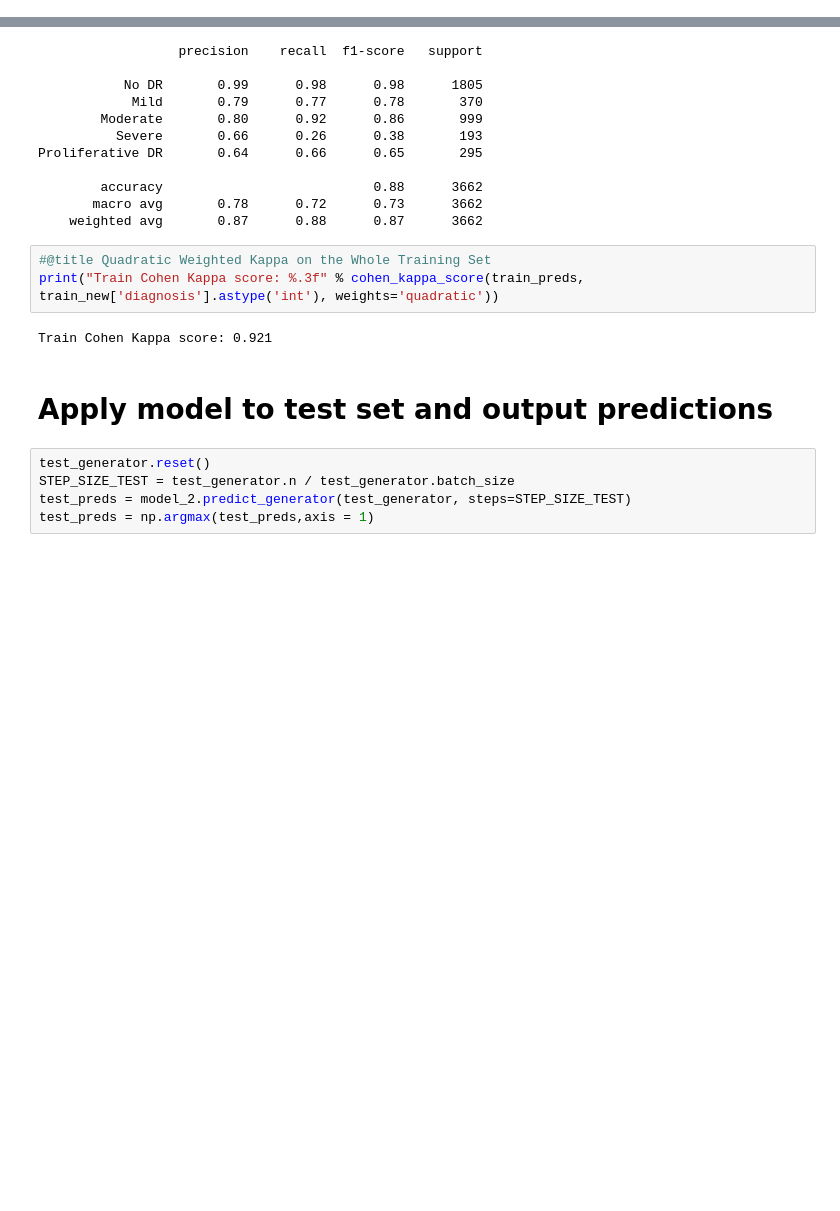
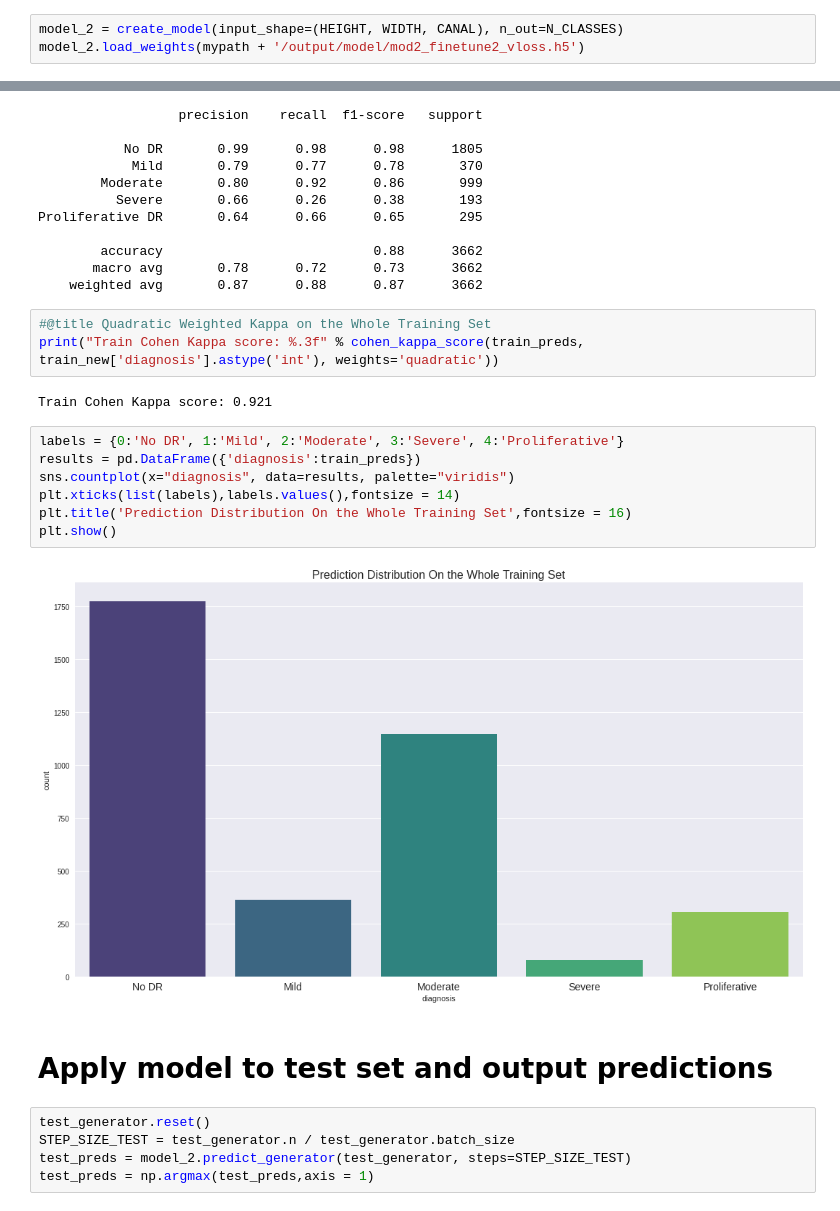
Before and after one commit to PINGGEZI/Blindness-Detection, a Jupyter notebook: notebooks/aptos-blindness-detection-preprocessing-and-modeling.ipynb, the cells around one changed output, grey strips where cells are left out. Cells and saved outputs as stored; diff of their text form; blank space fills up the shorter version.

```diff
--- a/notebooks/aptos-blindness-detection-preprocessing-and-modeling.ipynb
+++ b/notebooks/aptos-blindness-detection-preprocessing-and-modeling.ipynb
@@ -1171,3 +954,6 @@ Train Cohen Kappa score: 0.862
 Again, there is a large gap between training and validation QWK scores. This reveals that the model is learning the noise of the training data. Even though the QWK scores of this model are slightly higher than 0.938 and 0.854 of the last model , we will choose the last model as our final model because it provide more stable performance on the unseen data.
 # %% [markdown]
 ## Evaluating the Whole Training Set (Training + Validation) By Final Model
+# %%
+model_2 = create_model(input_shape=(HEIGHT, WIDTH, CANAL), n_out=N_CLASSES)
+model_2.load_weights(mypath + '/output/model/mod2_finetune2_vloss.h5')
@@ -1225,6 +1015,15 @@ Proliferative DR       0.64      0.66      0.65       295
 print("Train Cohen Kappa score: %.3f" % cohen_kappa_score(train_preds, train_new['diagnosis'].astype('int'), weights='quadratic'))
 # %% [output]
 Train Cohen Kappa score: 0.921
+# %%
+labels = {0:'No DR', 1:'Mild', 2:'Moderate', 3:'Severe', 4:'Proliferative'}
+results = pd.DataFrame({'diagnosis':train_preds})
+sns.countplot(x="diagnosis", data=results, palette="viridis")
+plt.xticks(list(labels),labels.values(),fontsize = 14)
+plt.title('Prediction Distribution On the Whole Training Set',fontsize = 16)
+plt.show()
+# %% [output]
+[figure, added]
 # %% [markdown]
 # Apply model to test set and output predictions
 # %%
```
Also changed, not shown: parts of 11 cells of this notebook, 2 other files.
